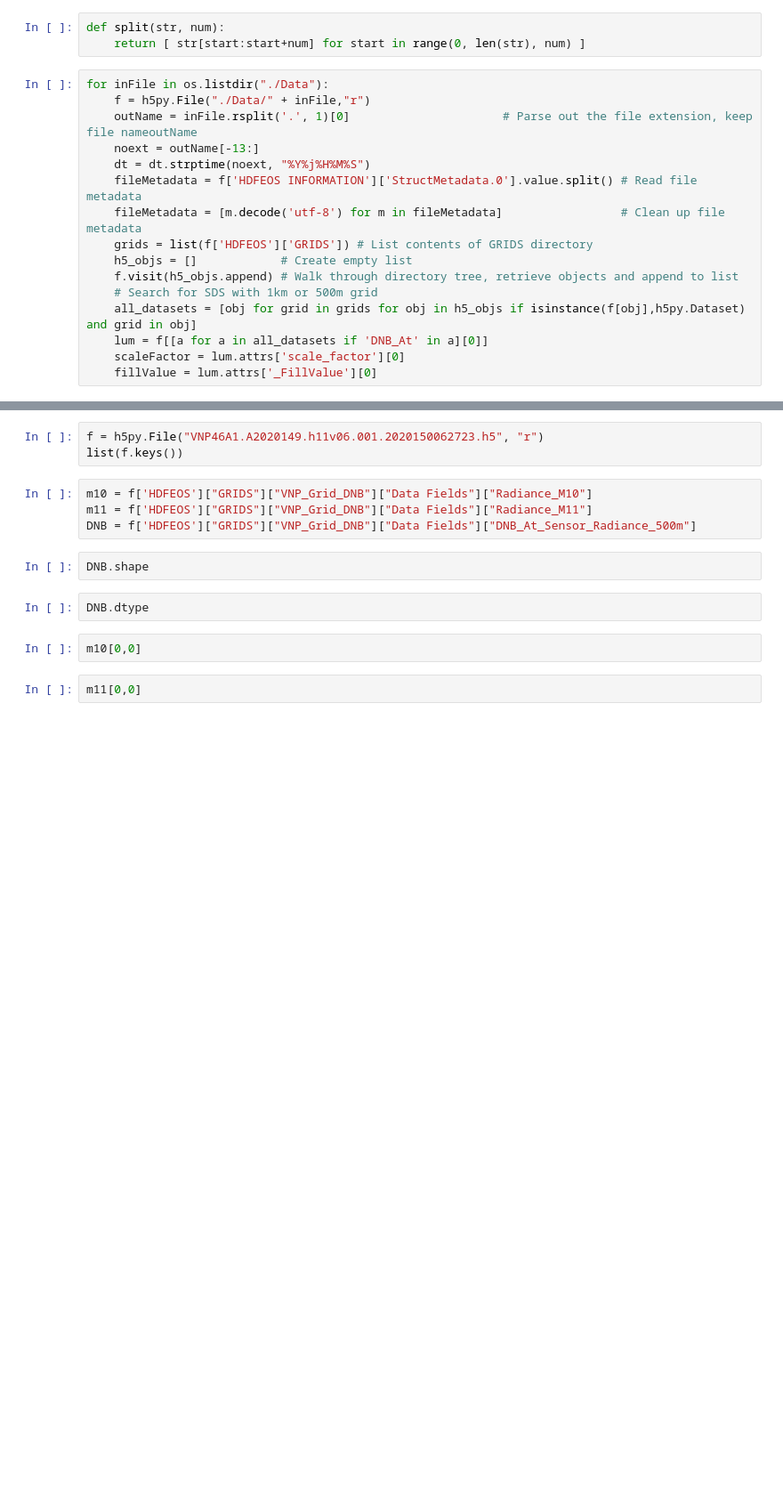
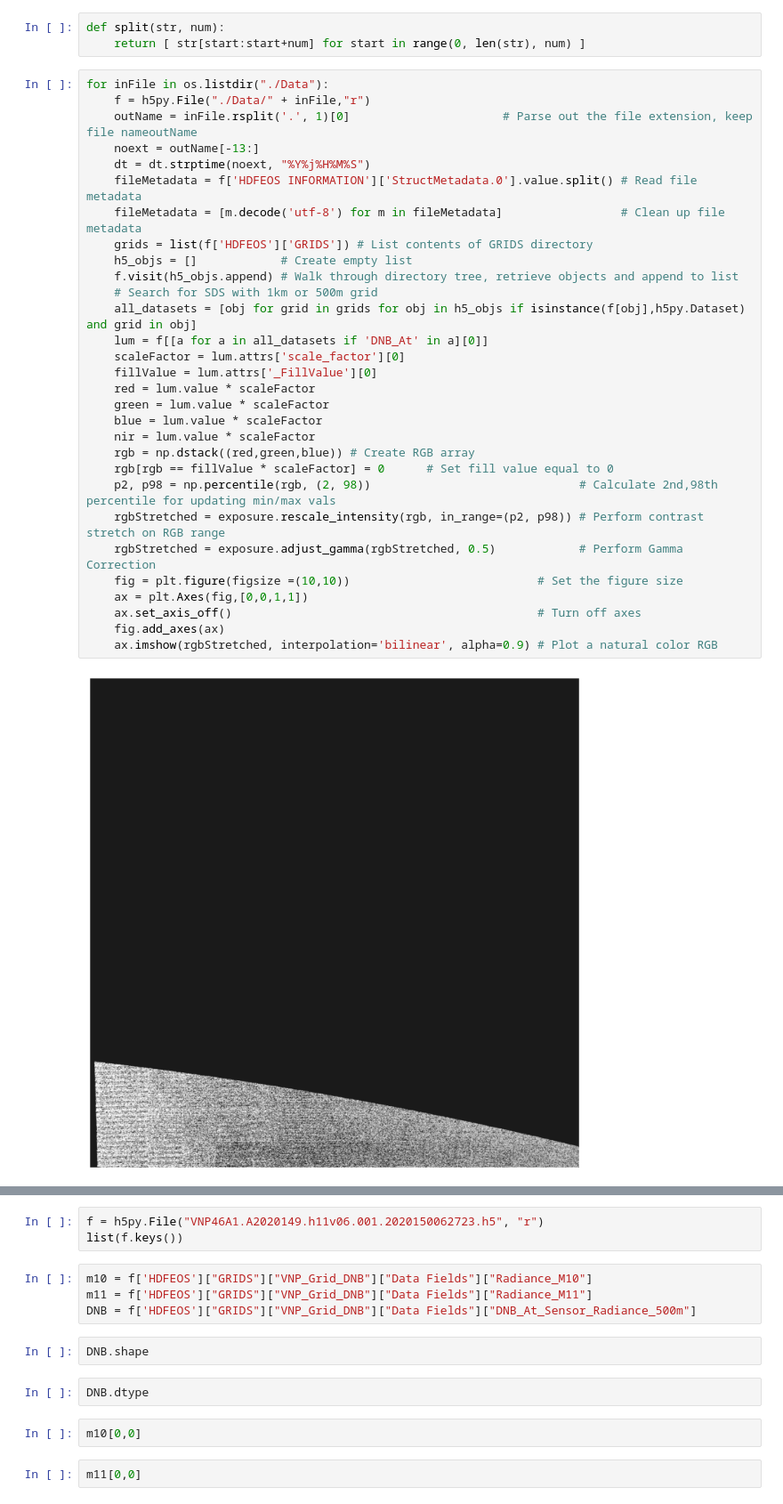
Before and after one commit to forensx/photon, a Jupyter notebook: Visualization/Sample.ipynb, the cells around one changed output, grey strips where cells are left out. Shown at 89% size. Cells and saved outputs as stored; diff of their text form; blank space fills up the shorter version.

```diff
--- a/Visualization/Sample.ipynb
+++ b/Visualization/Sample.ipynb
@@ -16,16 +18,32 @@ def split(str, num):
 # %%
 for inFile in os.listdir("./Data"):
     f = h5py.File("./Data/" + inFile,"r")
     outName = inFile.rsplit('.', 1)[0]                      # Parse out the file extension, keep file nameoutName
     noext = outName[-13:]
     dt = dt.strptime(noext, "%Y%j%H%M%S")
     fileMetadata = f['HDFEOS INFORMATION']['StructMetadata.0'].value.split() # Read file metadata
     fileMetadata = [m.decode('utf-8') for m in fileMetadata]                 # Clean up file metadata
     grids = list(f['HDFEOS']['GRIDS']) # List contents of GRIDS directory
     h5_objs = []            # Create empty list
     f.visit(h5_objs.append) # Walk through directory tree, retrieve objects and append to list
     # Search for SDS with 1km or 500m grid
     all_datasets = [obj for grid in grids for obj in h5_objs if isinstance(f[obj],h5py.Dataset) and grid in obj]
     lum = f[[a for a in all_datasets if 'DNB_At' in a][0]]
     scaleFactor = lum.attrs['scale_factor'][0]
     fillValue = lum.attrs['_FillValue'][0]
+    red = lum.value * scaleFactor
+    green = lum.value * scaleFactor
+    blue = lum.value * scaleFactor
+    nir = lum.value * scaleFactor
+    rgb = np.dstack((red,green,blue)) # Create RGB array
+    rgb[rgb == fillValue * scaleFactor] = 0      # Set fill value equal to 0
+    p2, p98 = np.percentile(rgb, (2, 98))                              # Calculate 2nd,98th percentile for updating min/max vals
+    rgbStretched = exposure.rescale_intensity(rgb, in_range=(p2, p98)) # Perform contrast stretch on RGB range
+    rgbStretched = exposure.adjust_gamma(rgbStretched, 0.5)            # Perform Gamma Correction
+    fig = plt.figure(figsize =(10,10))                           # Set the figure size
+    ax = plt.Axes(fig,[0,0,1,1])
+    ax.set_axis_off()                                            # Turn off axes
+    fig.add_axes(ax)
+    ax.imshow(rgbStretched, interpolation='bilinear', alpha=0.9) # Plot a natural color RGB
+# %% [output]
+[figure, added]
```
Also changed, not shown: parts of 2 cells of this notebook, 2 other files.
